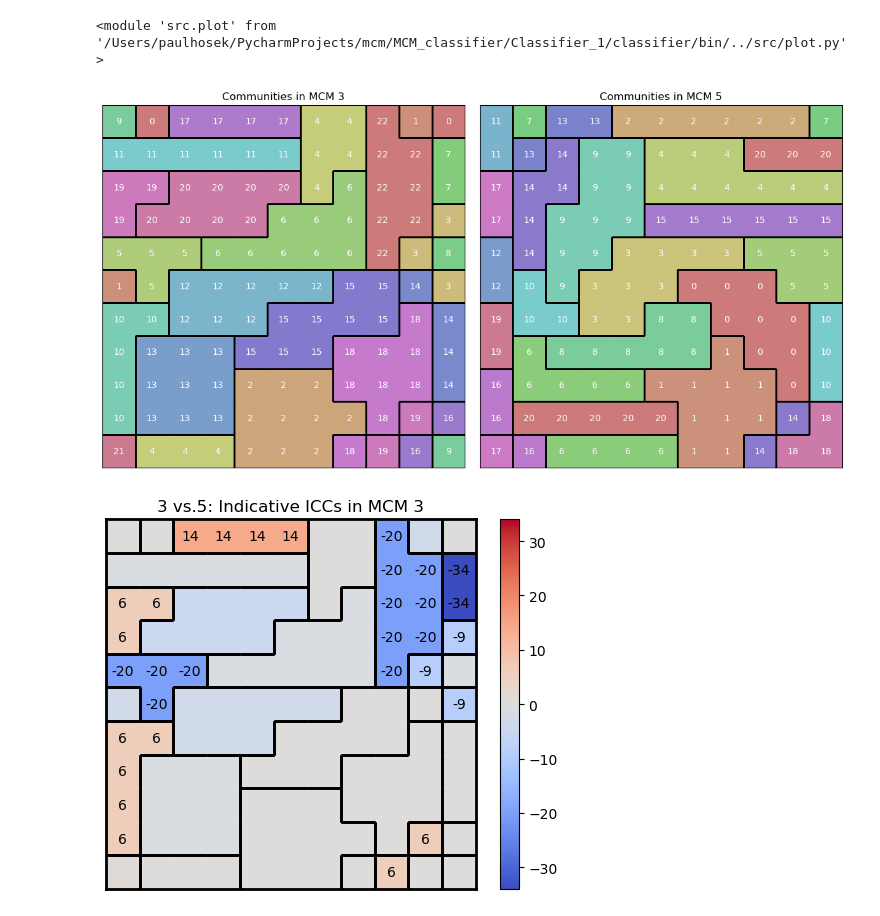
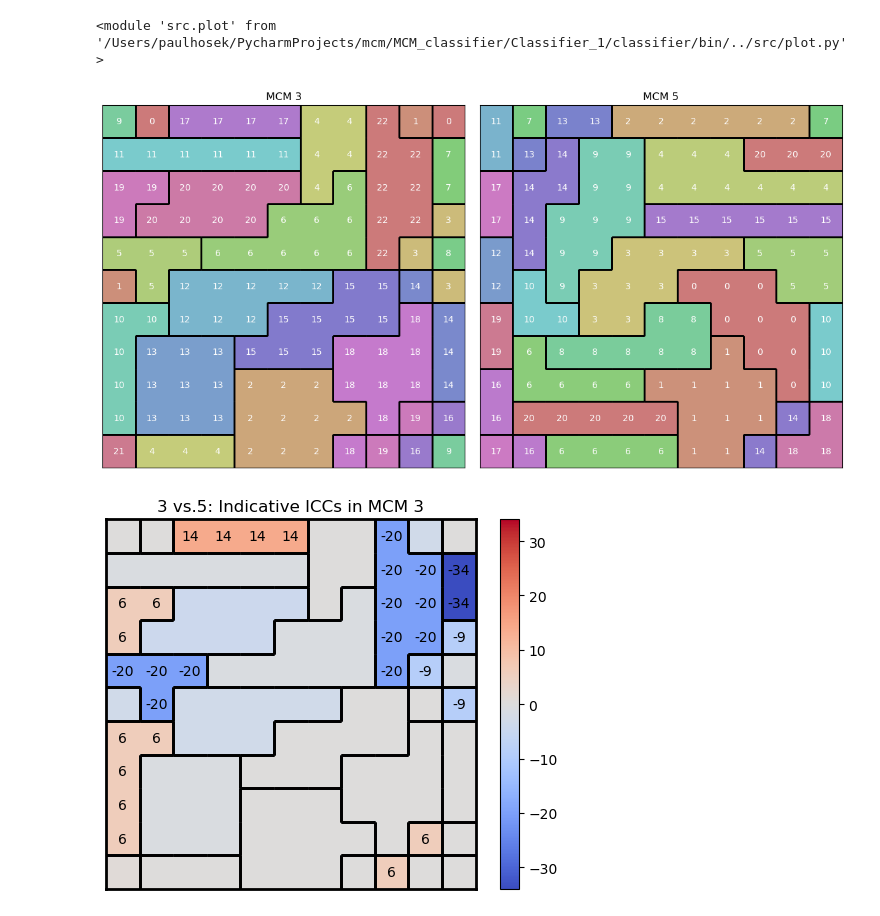
Before and after one commit to PaulHosek/MCM_classifier, a Jupyter notebook: Classifier_1/classifier/bin/paper_plots.ipynb, the cells around one changed output. Drawn from its saved outputs; the diff is of its cells as text; code cells hidden in the pictures.

Commit message:
added communities_plotting function

```diff
--- a/Classifier_1/classifier/bin/paper_plots.ipynb
+++ b/Classifier_1/classifier/bin/paper_plots.ipynb
@@ -174,34 +88,24 @@ plt.show()
-# %%
-pastel_cmap = myplot.create_pastel_cmap(121)
-borders_3 = myplot.find_borders(mcm3_comms_map)
-comms_3 = mcm3_comms_map.astype(int) #TODO use the values here that indicate how indicative this ICC is
-
-borders_5 = myplot.find_borders(mcm5_comms_map)
-comms_5 = mcm5_comms_map.astype(int) #TODO use t
-
-# Create subplots
-fig, axs = plt.subplots(1, 2, figsize=(12, 6))
-
-# Plot for MCM 3
-axs[0].set_title("Communities in MCM 3")
-myplot.draw_all_borders(borders_3,ax=axs[0])
-myplot.draw_all_values(comms_3,ax=axs[0])
-axs[0].imshow(mcm3_comms_map, cmap=pastel_cmap)
-axs[0].set_xticks([])
-axs[0].set_yticks([])
-
-# Plot for MCM 5
-axs[1].set_title("Communities in MCM 5")
-myplot.draw_all_borders(borders_5,ax=axs[1])
-myplot.draw_all_values(comms_5,ax=axs[1])
-axs[1].imshow(mcm5_comms_map, cmap=pastel_cmap)
-axs[1].set_xticks([])
-axs[1].set_yticks([])
-
-plt.tight_layout()
-plt.show()
-# %% [output]
-[figure, removed]
+# %%
+pastel_cmap = myplot.create_pastel_cmap(121)
+
+fig, axs = plt.subplots(1, 2, figsize=(12, 6))
+
+def plot_communities(ax, comms_map,title="Communities in MCM ?"):
+    borders = myplot.find_borders(comms_map)
+    ax.set_title(title)
+    myplot.draw_all_borders(borders,ax=ax)
+    myplot.draw_all_values(comms_map,ax=ax)
+    ax.imshow(comms_map, cmap=pastel_cmap)
+    ax.set_xticks([])
+    ax.set_yticks([])
+
+plot_communities(axs[0],mcm3_comms_map,"MCM 3")
+plot_communities(axs[1],mcm5_comms_map,"MCM 5")
+
+plt.tight_layout()
+plt.show()
+# %% [output]
+[figure, added]
 # %%
 # # difference 3 vs. 5
 # dif_35 = all_P_icc_3[:,:,[3,5]].mean(axis=1)
```
Also changed, not shown: parts of 8 cells of this notebook.
